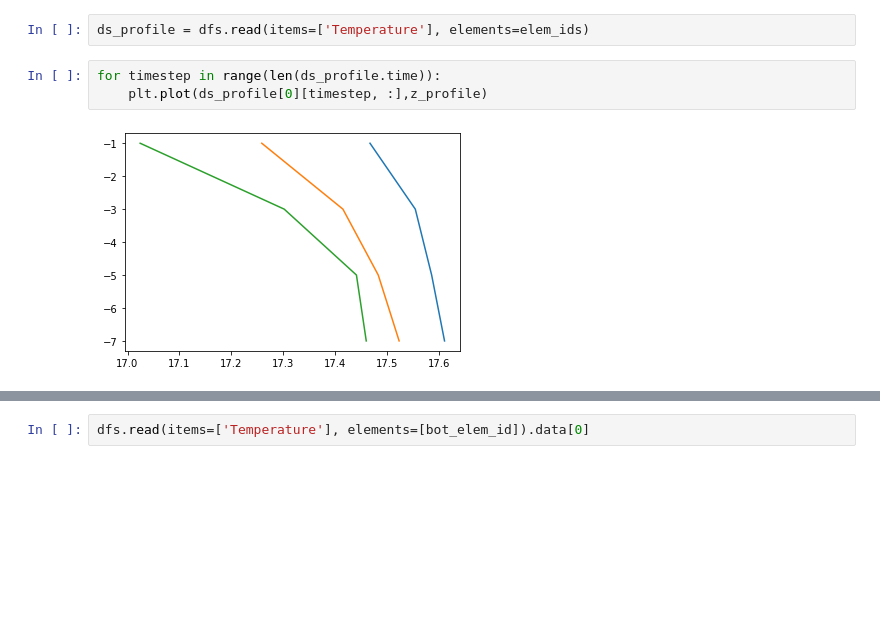
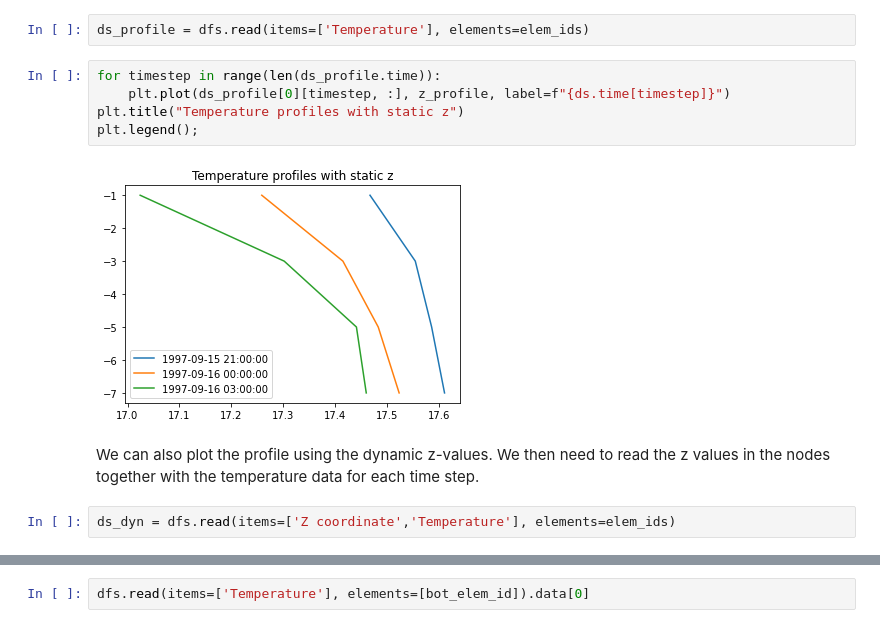
Before and after one commit to DHI/mikeio, a Jupyter notebook: notebooks/Dfsu - 3D sigma-z.ipynb, the cells around one changed output, grey strips where cells are left out. Drawn from its saved outputs; the diff is of its cells as text; blank space fills up the shorter version.

Commit message:
add dynamic z to notebook

```diff
--- a/notebooks/Dfsu - 3D sigma-z.ipynb
+++ b/notebooks/Dfsu - 3D sigma-z.ipynb
@@ -98,6 +98,12 @@ z_profile = dfs.element_coordinates[elem_ids,2]
 ds_profile = dfs.read(items=['Temperature'], elements=elem_ids)
 # %%
 for timestep in range(len(ds_profile.time)):
-    plt.plot(ds_profile[0][timestep, :],z_profile)
+    plt.plot(ds_profile[0][timestep, :], z_profile, label=f"{ds.time[timestep]}")
+plt.title("Temperature profiles with static z")
+plt.legend();
 # %% [output]
-[figure, old version]
+[figure, new version]
+# %% [markdown]
+We can also plot the profile using the dynamic z-values. We then need to read the z values in the nodes together with the temperature data for each time step.
+# %%
+ds_dyn = dfs.read(items=['Z coordinate','Temperature'], elements=elem_ids)
```
Also changed, not shown: parts of 5 cells of this notebook.
